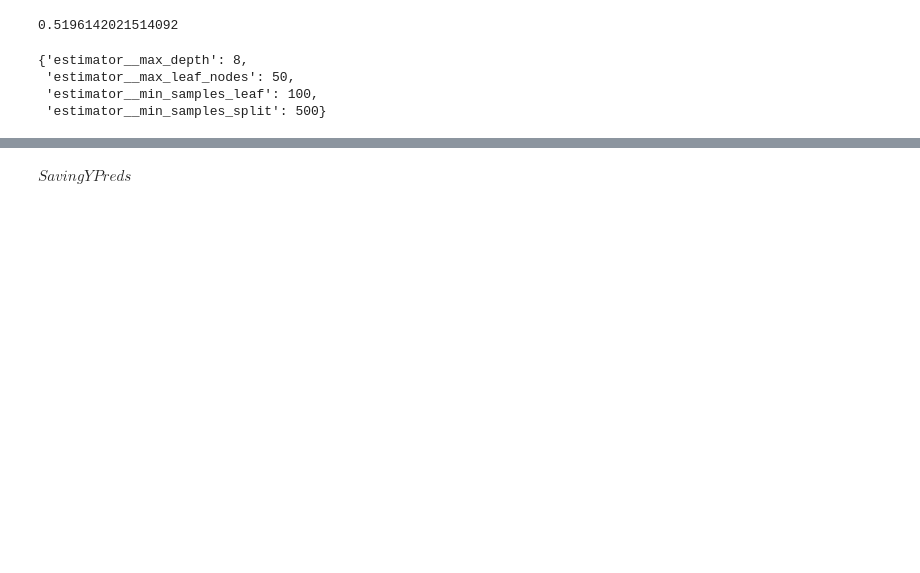
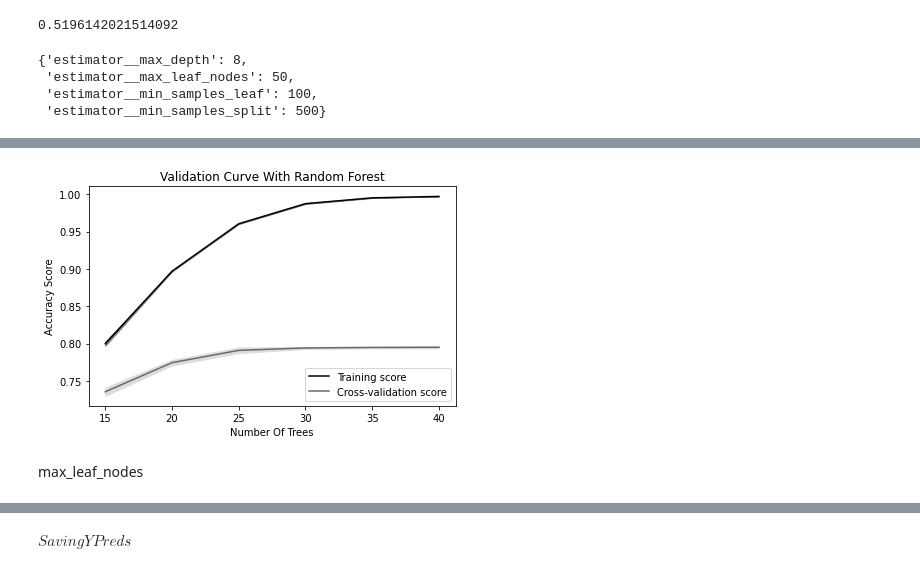
Before and after one commit to Caellwyn/well-predicter-tanzania, a Jupyter notebook: data_exploration/WillsCleanRoom.ipynb, the cells around one changed output, grey strips where cells are left out. Saved outputs shown, nothing was run; the diff lists cells and outputs as text; code cells hidden in the pictures; blank space fills up the shorter version.

```diff
--- a/data_exploration/WillsCleanRoom.ipynb
+++ b/data_exploration/WillsCleanRoom.ipynb
@@ -156,0 +203,11 @@ rn_rfc_bp.best_params_
+# %%
+#param_range=[5,10,15,20,25,30] #30 best maybe 40
+param_range=[15,20,25,30, 35, 40]
+# %%
+train_scoreMD, test_scoreMD = validation_curve(
+                                RandomForestClassifier(class_weight='balanced_subsample'),
+                                X = X_train, y = y_train,
+                                param_name = 'max_depth',
+                                param_range = param_range, cv = 3)
+print(train_scoreMD)
+print(test_scoreMD)
@@ -156,0 +227,28 @@ rn_rfc_bp.best_params_
+# %%
+# Calculate mean and standard deviation for training set scores
+train_mean = np.mean(train_scoreMD, axis=1)
+train_std = np.std(train_scoreMD, axis=1)
+
+# Calculate mean and standard deviation for test set scores
+test_mean = np.mean(test_scoreMD, axis=1)
+test_std = np.std(test_scoreMD, axis=1)
+
+# Plot mean accuracy scores for training and test sets
+plt.plot(param_range, train_mean, label="Training score", color="black")
+plt.plot(param_range, test_mean, label="Cross-validation score", color="dimgrey")
+
+# Plot accurancy bands for training and test sets
+plt.fill_between(param_range, train_mean - train_std, train_mean + train_std, color="gray")
+plt.fill_between(param_range, test_mean - test_std, test_mean + test_std, color="gainsboro")
+
+# Create plot
+plt.title("Validation Curve With Random Forest")
+plt.xlabel("Number Of Trees")
+plt.ylabel("Accuracy Score")
+plt.tight_layout()
+plt.legend(loc="best")
+plt.show()
+# %% [output]
+[figure, added]
+# %% [markdown]
+max_leaf_nodes
```
Also changed, not shown: parts of 43 cells of this notebook, 1 other file.
